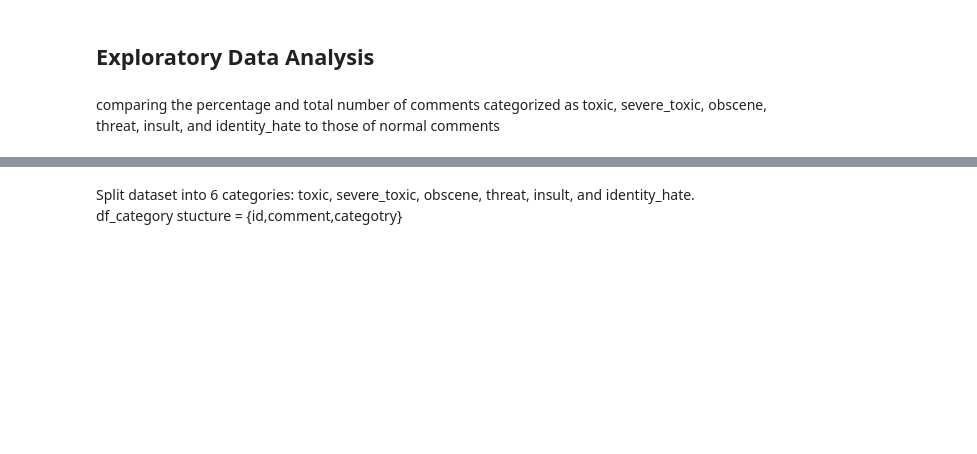
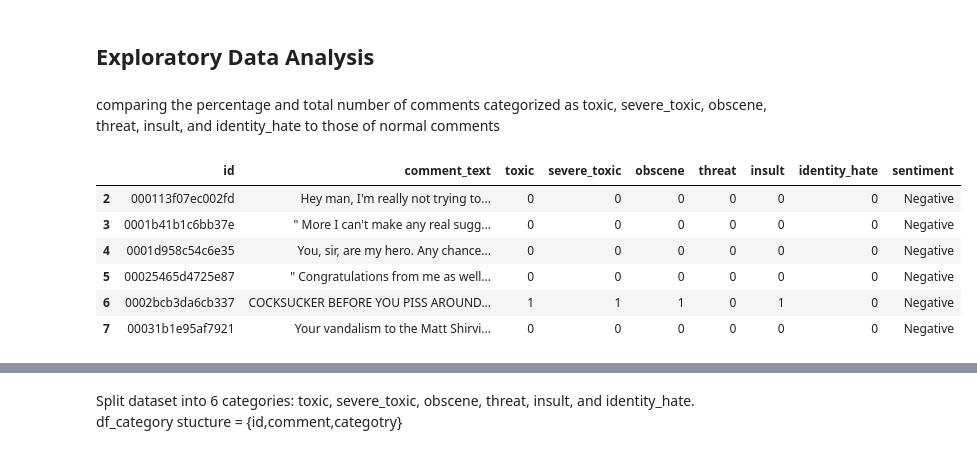
Before and after one commit to whoismanoj/Team3-SC1005-miniProject-ToxicCommentClassifier, a Jupyter notebook: DSAI_Project.ipynb, the cells around one changed output, grey strips where cells are left out. Drawn from its saved outputs; the diff is of its cells as text; code cells hidden in the pictures; blank space fills up the shorter version.

```diff
--- a/DSAI_Project.ipynb
+++ b/DSAI_Project.ipynb
@@ -123,5 +120,15 @@ Distinct Value of all column
 comparing the percentage and total number of comments categorized as toxic, severe_toxic, obscene, threat, insult, and identity_hate to those of normal comments
 # %%
 from textblob import TextBlob,Word
+# %%
+df[2:8]
+# %% [output]
+|  | id | comment_text | toxic | severe_toxic | obscene | threat | insult | identity_hate | sentiment |
+| 2 | 000113f07ec002fd | Hey man, I'm really not trying to... | 0 | 0 | 0 | 0 | 0 | 0 | Negative |
+| 3 | 0001b41b1c6bb37e | " More I can't make any real sugg... | 0 | 0 | 0 | 0 | 0 | 0 | Negative |
+| 4 | 0001d958c54c6e35 | You, sir, are my hero. Any chance... | 0 | 0 | 0 | 0 | 0 | 0 | Negative |
+| 5 | 00025465d4725e87 | " Congratulations from me as well... | 0 | 0 | 0 | 0 | 0 | 0 | Negative |
+| 6 | 0002bcb3da6cb337 | COCKSUCKER BEFORE YOU PISS AROUND... | 1 | 1 | 1 | 0 | 1 | 0 | Negative |
+| 7 | 00031b1e95af7921 | Your vandalism to the Matt Shirvi... | 0 | 0 | 0 | 0 | 0 | 0 | Negative |
 # %%
 def polarity(x):
```
Also changed, not shown: parts of 27 cells of this notebook.
